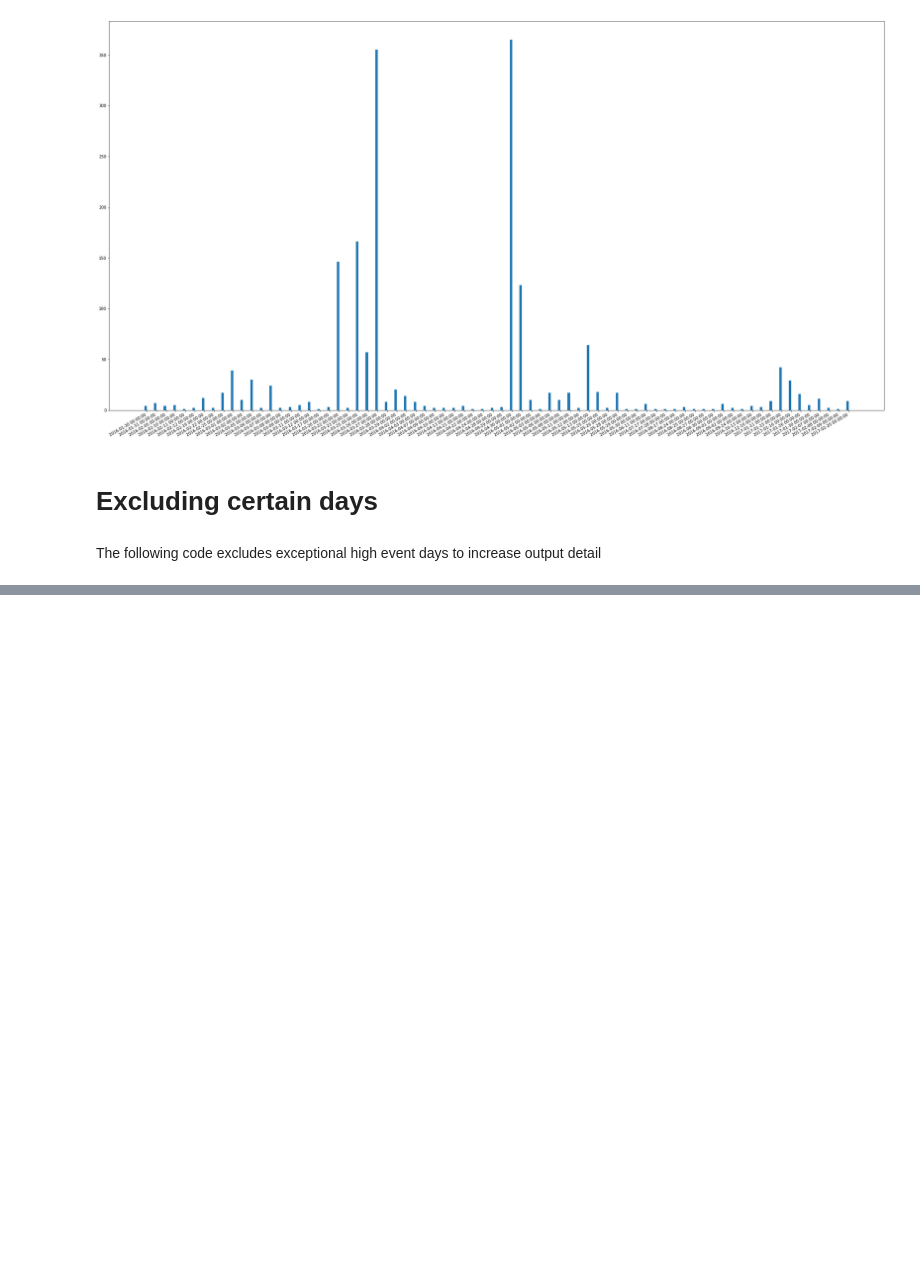
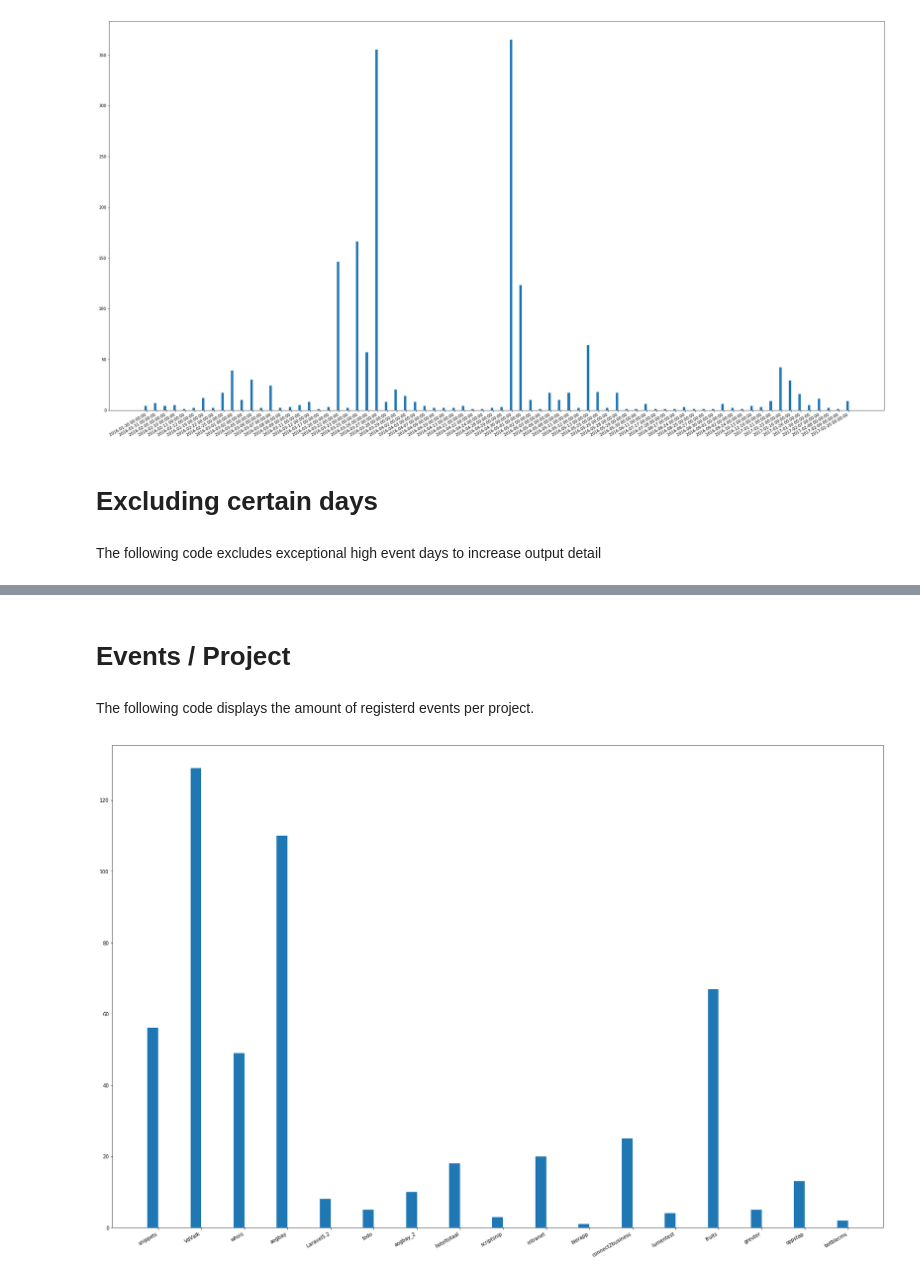
Before and after one commit to casperwitting/Log-visualisation, a Jupyter notebook: app/PHP error log visualisation.ipynb, the cells around one changed output, grey strips where cells are left out. Cells and saved outputs as stored; diff of their text form; code cells hidden in the pictures; blank space fills up the shorter version.

Commit message:
Added amount of bugs per project chart

```diff
--- a/app/PHP error log visualisation.ipynb
+++ b/app/PHP error log visualisation.ipynb
@@ -9,7 +9,7 @@ import matplotlib.pyplot as plt
 from dateutil.parser import parse
 import numpy as np
 
-infile = r"../include/php_error.log"
+infile = r"../include/logs/php_error_casper.log"
 
 event_date_list = []
 event_count = []
@@ -121,0 +121,70 @@ NotADirectoryError: [Errno 20] Not a directory: '../include/php_error.log'
+# %% [markdown]
+# Events / Project
+# %% [markdown]
+The following code displays the amount of registerd events per project.
+# %%
+import re
+import datetime
+import matplotlib.pyplot as plt
+from dateutil.parser import parse
+import numpy as np
+
+# Configuration
+file_owner = 'casper'
+root_folder = 'htdocs'
+fig_width = 28
+
+restricted_days_list = ['27-Mar-2016', '30-Apr-2016']
+event_count = []
+project_list = []
+infile = r'../include/logs/php_error_' + file_owner + '.log'
+
+def find_between( s, first, last ):
+        try:
+            start = s.index( first ) + len( first )
+            end = s.index( last, start )
+            return s[start:end]
+        except ValueError:
+            return ""
+
+def get_project_name(line):
+    return find_between( line, root_folder + "/", "/" )
+
+def add_project(project_name):
+    if project_name not in project_list and project_name:
+        project_list.append(project_name)
+        event_count.append(0)
+    return project_name
+
+with open(infile) as f:
+    f = f.readlines()
+
+
+    for idx, line in enumerate(f):
+            match = re.findall(r"\[\s*(\d+-\D+-.*?)\s", line)
+            if match:
+                project_name = get_project_name(line)
+                if project_name and project_name != 'Hangbord':
+                    add_project(project_name)
+                    idx = project_list.index(project_name)
+                    project_list_length = len(event_count)
+                    event_count[idx] = event_count[idx] + 1
+
+
+
+
+fig = plt.figure(figsize=(fig_width,20))
+
+width = .25
+ind = np.arange(len(event_count))
+plt.bar(ind, event_count, width=width)
+plt.xticks(ind + width / 2, project_list)
+
+for i, v in enumerate(event_count):
+    ax.text(v + 3, i + .25, str(v), color='blue', fontweight='bold')
+
+fig.autofmt_xdate()
+
+plt.show()
+# %% [output]
+[figure, added]
```
Also changed, not shown: parts of 4 cells of this notebook, 6 other files.
